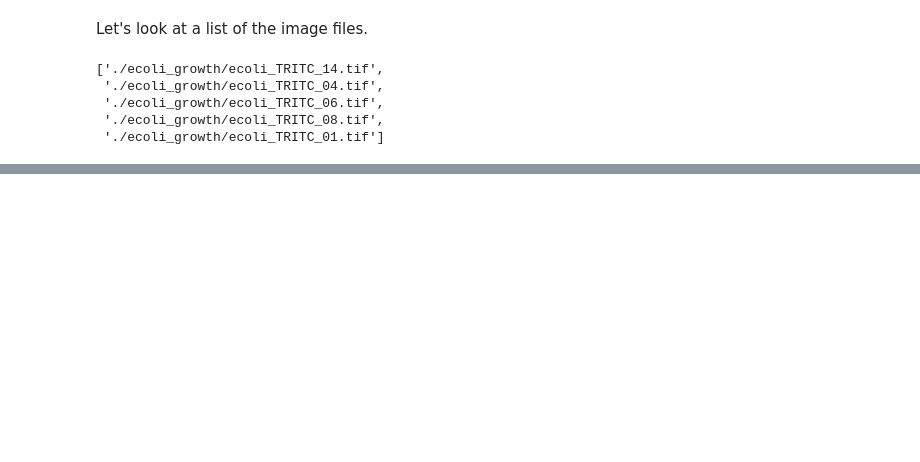
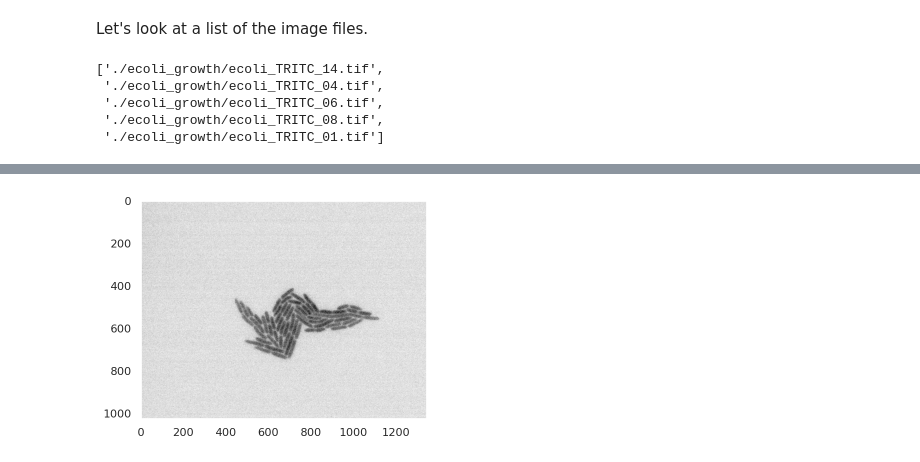
Before and after one commit to jqwhite/PhysBioCell, a Jupyter notebook: 1_2_bacterial_growth.ipynb, the cells around one changed output, grey strips where cells are left out. Drawn from its saved outputs; the diff is of its cells as text; code cells hidden in the pictures; blank space fills up the shorter version.

```diff
--- a/1_2_bacterial_growth.ipynb
+++ b/1_2_bacterial_growth.ipynb
@@ -61,0 +106,5 @@ files[0:5]
+# %%
+# normalized plot looks the same because colormap is normalized
+plot_image(im_norm)
+# %% [output]
+[figure, added]
```
Also changed, not shown: parts of 16 cells of this notebook.
